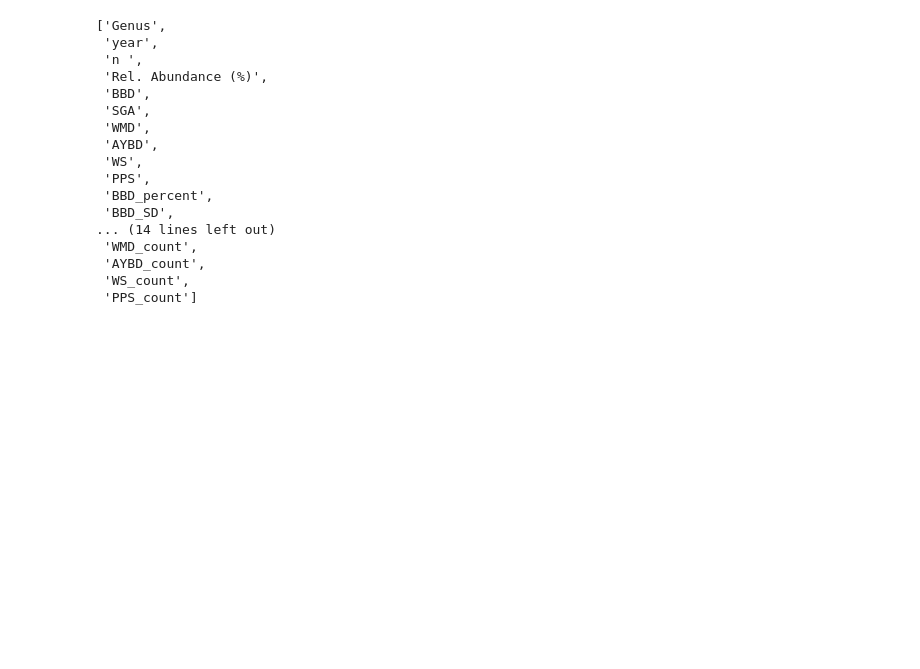
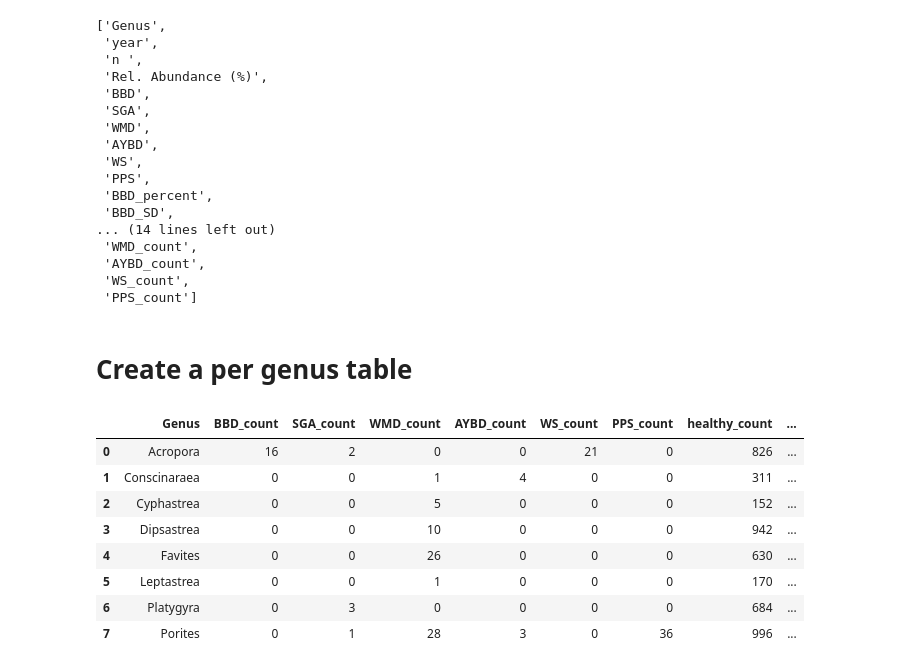
Before and after one commit to exhgphan/Coral_Disease_Datasets, a Jupyter notebook: Disease_Data/Scripts/Sanaz_Hazraty-Kari.ipynb, the cells around one changed output. Cells and saved outputs as stored; diff of their text form; code cells hidden in the pictures; blank space fills up the shorter version.

Commit message:
Updated jupyter notebook with per genus table and processed data

```diff
--- a/Disease_Data/Scripts/Sanaz_Hazraty-Kari.ipynb
+++ b/Disease_Data/Scripts/Sanaz_Hazraty-Kari.ipynb
@@ -219,3 +219,22 @@ final_table['n'] = Persian_gulf['n ']
 final_table['total_diseased_percent'] = final_table['total_diseased_count']/final_table['n']
 
 final_table.to_csv("../Processed_Data/Persian_gulf_Hazraty-Kari_et_al.csv")
+# %% [markdown]
+# Create a per genus table
+# %%
+genus_table = final_table.loc[:,final_column_names]
+genus_table['n'] = final_table['n']
+genus_table = genus_table.groupby('Genus')['BBD_count','SGA_count','WMD_count','AYBD_count','WS_count','PPS_count','healthy_count','total_diseased_count'].sum().reset_index()
+genus_table['total_diseased_percent'] = final_table['total_diseased_count']/final_table['n']
+
+genus_table
+# %% [output]
+|  | Genus | BBD_count | SGA_count | WMD_count | AYBD_count | WS_count | PPS_count | healthy_count | ... |
+| 0 | Acropora | 16 | 2 | 0 | 0 | 21 | 0 | 826 | ... |
+| 1 | Conscinaraea | 0 | 0 | 1 | 4 | 0 | 0 | 311 | ... |
+| 2 | Cyphastrea | 0 | 0 | 5 | 0 | 0 | 0 | 152 | ... |
+| 3 | Dipsastrea | 0 | 0 | 10 | 0 | 0 | 0 | 942 | ... |
+| 4 | Favites | 0 | 0 | 26 | 0 | 0 | 0 | 630 | ... |
+| 5 | Leptastrea | 0 | 0 | 1 | 0 | 0 | 0 | 170 | ... |
+| 6 | Platygyra | 0 | 3 | 0 | 0 | 0 | 0 | 684 | ... |
+| 7 | Porites | 0 | 1 | 28 | 3 | 0 | 36 | 996 | ... |
```
Also changed, not shown: parts of 1 cell of this notebook, 1 other file.
